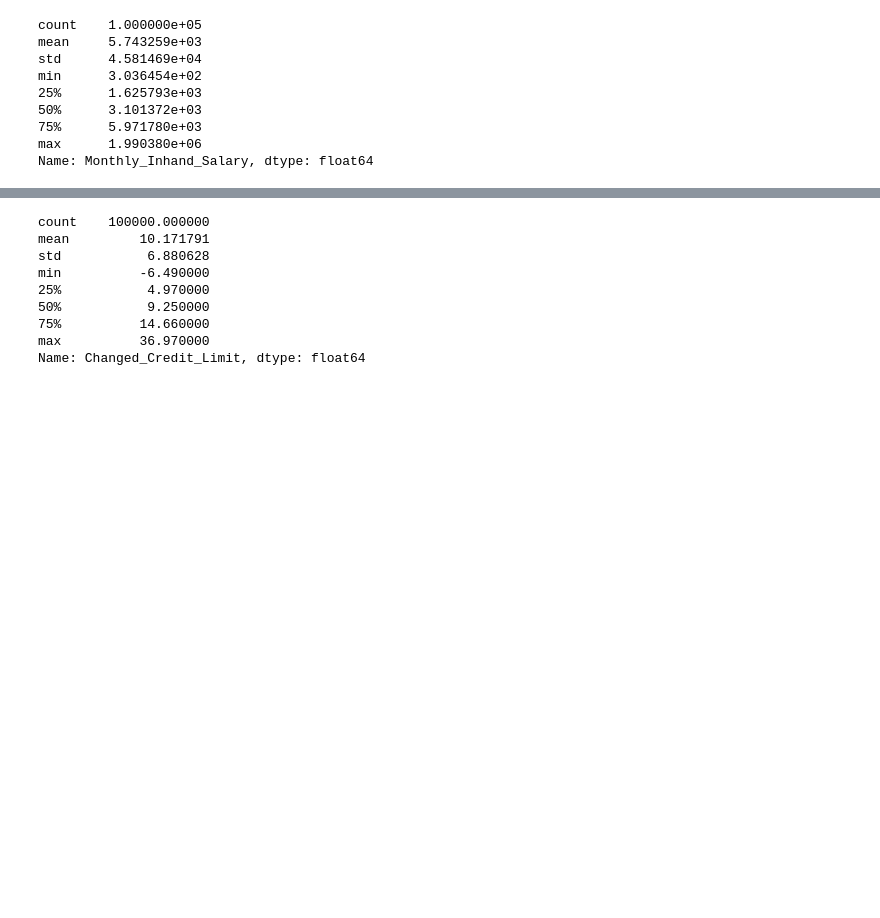
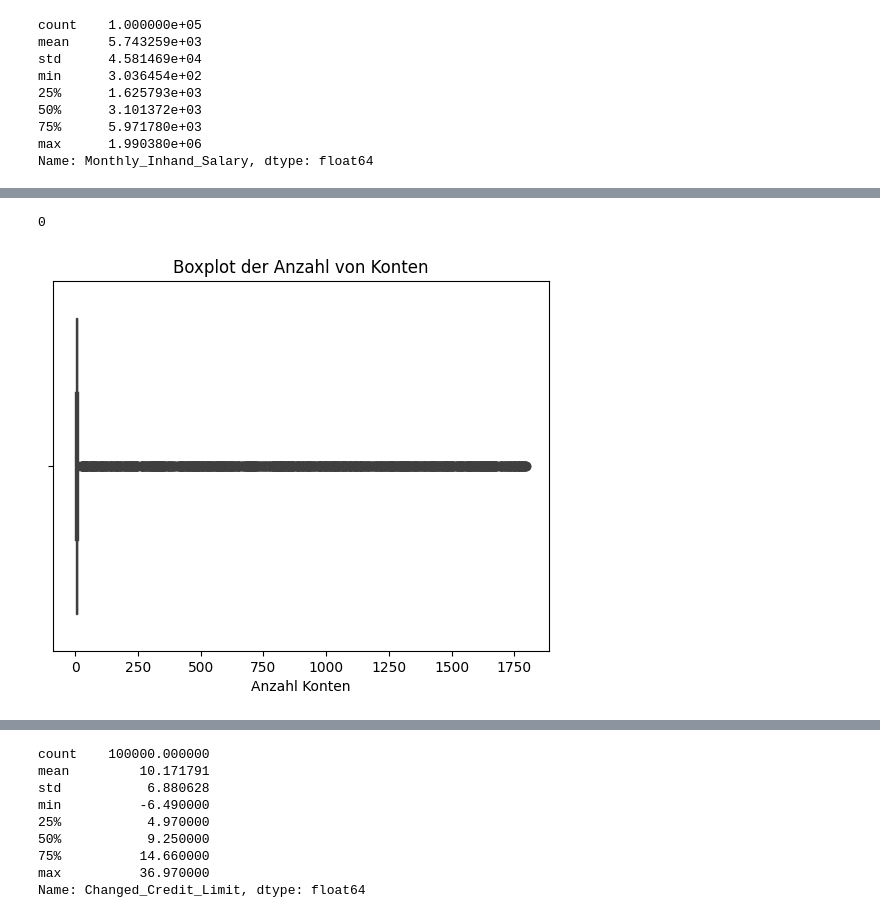
Before and after one commit to Tooonni/MALE01, a Jupyter notebook: notebooks/02_Datenbereinigung.ipynb, the cells around one changed output, grey strips where cells are left out. Drawn from its saved outputs; the diff is of its cells as text; code cells hidden in the pictures; blank space fills up the shorter version.

```diff
--- a/notebooks/02_Datenbereinigung.ipynb
+++ b/notebooks/02_Datenbereinigung.ipynb
@@ -260,14 +313,22 @@ Name: Monthly_Inhand_Salary, dtype: float64
-# %%
-train_df['Num_Bank_Accounts'] = (
-    pd.to_numeric(
-        train_df['Num_Bank_Accounts']
-        .astype(str)
-        .str.replace(r'[^0-9\-\.]', '', regex=True)
-        .replace({'': np.nan, '-': np.nan, '.': np.nan}),
-        errors='coerce'
-    )
-    .clip(lower=0)
-    .round()
-    .astype('Int64')
-    .fillna(lambda s: s.median())
-)
+# %%
+train_df["Num_Bank_Accounts"].isna().sum()
+# %% [output]
+0
+# %%
+train_df['Num_Bank_Accounts'] = (
+    train_df['Num_Bank_Accounts']
+      .astype(str)
+      .str.replace(r'[^0-9\-\.,]', '', regex=True)
+      .str.replace(',', '.', regex=False)
+      .pipe(pd.to_numeric, errors='coerce')
+      .abs()
+      .round()
+).astype('Int64')
+# %%
+sns.boxplot(data=train_df, x="Num_Bank_Accounts")
+plt.ticklabel_format(style='plain', axis='x')
+plt.title("Boxplot der Anzahl von Konten")
+plt.xlabel("Anzahl Konten")
+plt.show()
+# %% [output]
+[figure, added]
```
Also changed, not shown: parts of 123 cells of this notebook, 3 other files.
